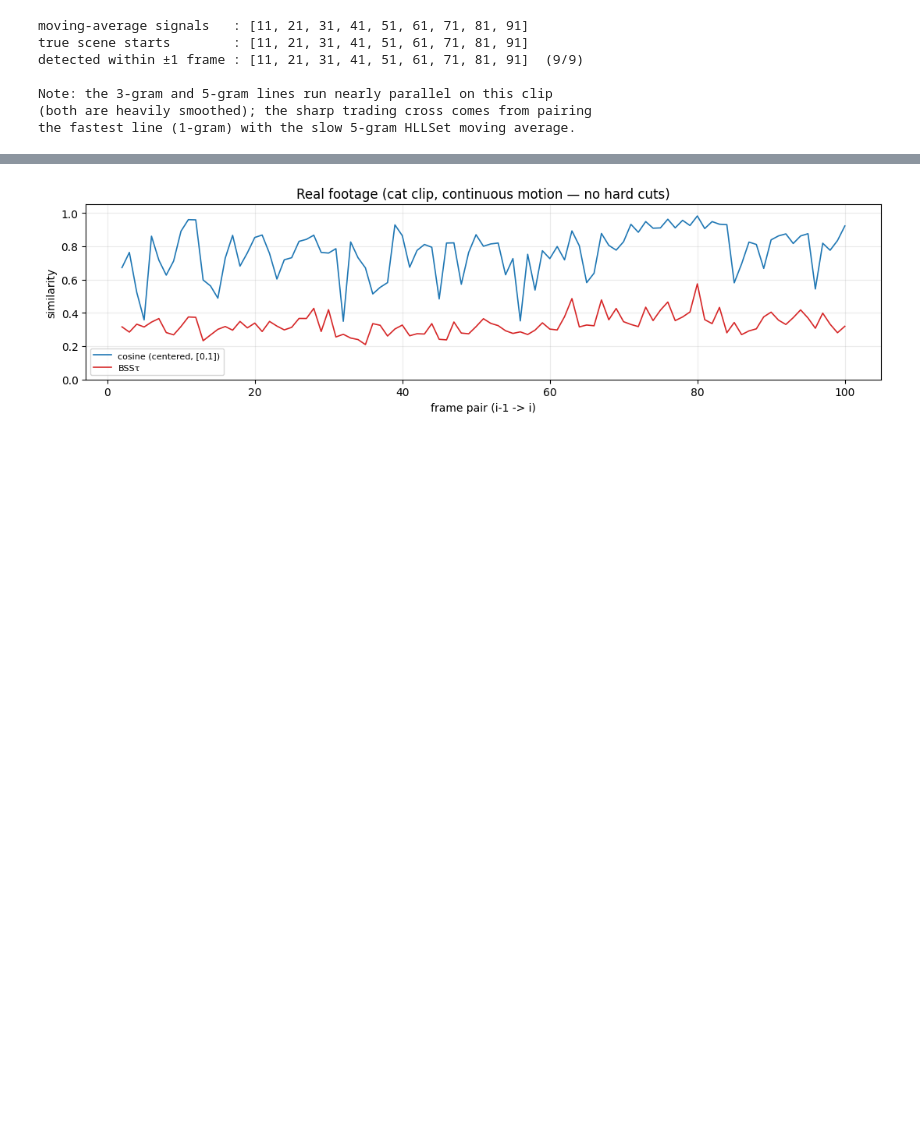
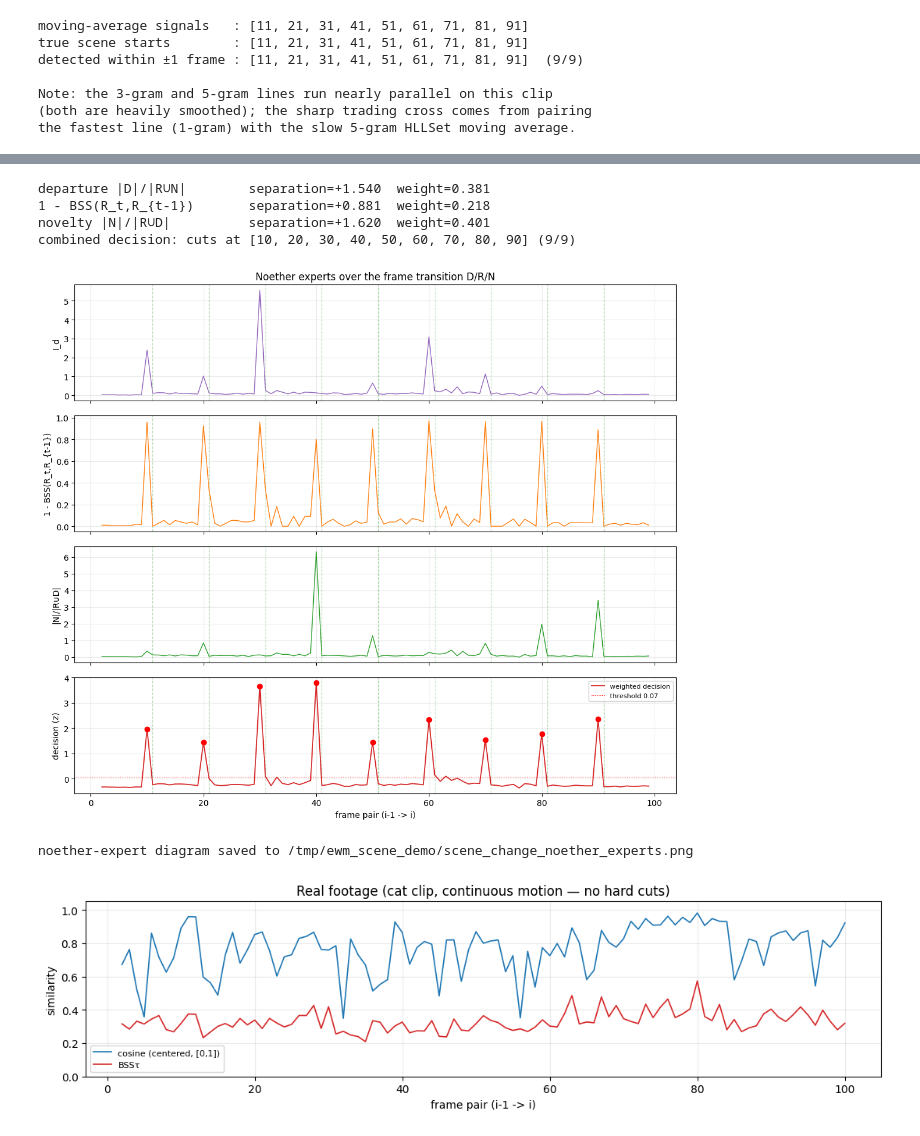
Before and after one commit to alexmy21/ewm-app-scene-analytics, a Jupyter notebook: notebooks/01_vllm_scene_change_hllset.ipynb, the cells around one changed output, grey strips where cells are left out. Cells and saved outputs as stored; diff of their text form; code cells hidden in the pictures; blank space fills up the shorter version.

```diff
--- a/notebooks/01_vllm_scene_change_hllset.ipynb
+++ b/notebooks/01_vllm_scene_change_hllset.ipynb
@@ -467,3 +546,73 @@ the fastest line (1-gram) with the slow 5-gram HLLSet moving average.
+# %%
+# ── 13. Three experts: rank by accuracy, weight, and decide ────────────────
+CUT_PAIRS = list(range(10, 100, 10))   # pair index of each scene cut
+
+e_dep = noe["ind1"]                    # departure share,  pairs 1..99
+e_ret = 1.0 - noe["ind2"]              # 1 - retention stability, pairs 2..99
+e_new = noe["ind3"]                    # novelty share,    pairs 1..99
+
+
+def separation(e, off):
+    cuts = [e[i - 1 - off] for i in CUT_PAIRS if 0 <= i - 1 - off < len(e)]
+    mask = np.ones(len(e), dtype=bool)
+    for i in CUT_PAIRS:
+        j = i - 1 - off
+        if 0 <= j < len(e):
+            mask[j] = False
+    return float(np.mean(cuts) - np.mean(e[mask]))
+
+
+seps = np.array([separation(e_dep, 0), separation(e_ret, 1), separation(e_new, 0)])
+weights = seps / seps.sum()
+labels = ["departure |D|/|R∪N|", "1 - BSS(R_t,R_{t-1})", "novelty |N|/|R∪D|"]
+for lab, s, w in zip(labels, seps, weights):
+    print(f"{lab:26s} separation={s:+.3f}  weight={w:.3f}")
+
+
+def zscore(e):
+    return (e - e.mean()) / (e.std() + 1e-12)
+
+
+# combine on the common axis (pairs 2..99) with z-scores and the weights above
+axis_len = 98
+E = np.stack([zscore(e_dep)[1:axis_len + 1],
+              zscore(e_ret)[:axis_len],
+              zscore(e_new)[1:axis_len + 1]])
+decision = weights @ E
+pair_axis = np.arange(2, 100)
+
+cut_pos = [i - 2 for i in CUT_PAIRS]
+rest = np.delete(decision, cut_pos)
+thr = float(rest.mean() + 3.0 * rest.std())
+detected = [int(pair_axis[p]) for p in cut_pos if decision[p] > thr]
+print("combined decision: cuts at", detected, f"({len(detected)}/9)")
+
+fig, axes = plt.subplots(4, 1, figsize=(11, 9.5), sharex=True)
+for ax in axes:
+    for c in TRUE_CUTS:
+        ax.axvline(c, color="green", alpha=0.30, lw=0.9, ls="--")
+axes[0].plot(pair_axis, e_dep[1:], color="#9467bd", lw=1.0)
+axes[0].set_ylabel("I_d"); axes[0].set_title("Noether experts over the frame transition D/R/N")
+axes[0].grid(alpha=0.25)
+axes[1].plot(pair_axis, e_ret, color="#ff7f0e", lw=1.0)
+axes[1].set_ylabel("1 - BSS(R_t,R_{t-1})"); axes[1].grid(alpha=0.25)
+axes[2].plot(pair_axis, e_new[1:], color="#2ca02c", lw=1.0)
+axes[2].set_ylabel("|N|/|R∪D|"); axes[2].grid(alpha=0.25)
+axes[3].plot(pair_axis, decision, color="#d62728", lw=1.3, label="weighted decision")
+axes[3].axhline(thr, color="red", ls=":", lw=0.8, label=f"threshold {thr:.2f}")
+for p in cut_pos:
+    axes[3].scatter([pair_axis[p]], [decision[p]], color="red", zorder=5)
+axes[3].set_ylabel("decision (z)"); axes[3].set_xlabel("frame pair (i-1 -> i)")
+axes[3].legend(fontsize=8); axes[3].grid(alpha=0.25)
+plt.tight_layout(); plt.savefig(f"{WORK}/scene_change_noether_experts.png", dpi=110); plt.show()
+print("noether-expert diagram saved to", f"{WORK}/scene_change_noether_experts.png")
+# %% [output]
+departure |D|/|R∪N|        separation=+1.540  weight=0.381
+1 - BSS(R_t,R_{t-1})       separation=+0.881  weight=0.218
+novelty |N|/|R∪D|          separation=+1.620  weight=0.401
+combined decision: cuts at [10, 20, 30, 40, 50, 60, 70, 80, 90] (9/9)
+[figure, added]
+noether-expert diagram saved to /tmp/ewm_scene_demo/scene_change_noether_experts.png
 # %%
 # ── 11. Optional: the same pipeline on real footage (cat clip, no hard cuts) ─
 RUN_REAL_CLIP = True
```
Also changed, not shown: parts of 3 cells of this notebook, 1 other file.
